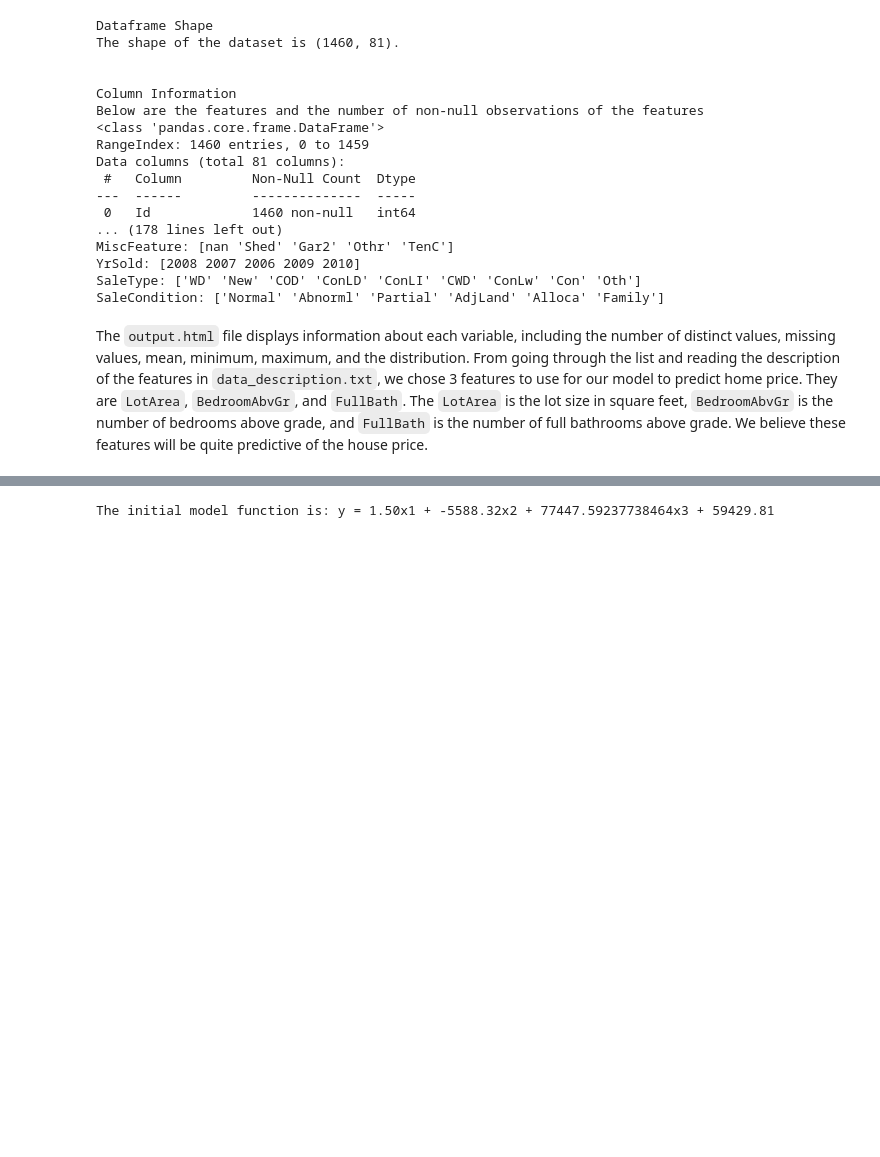
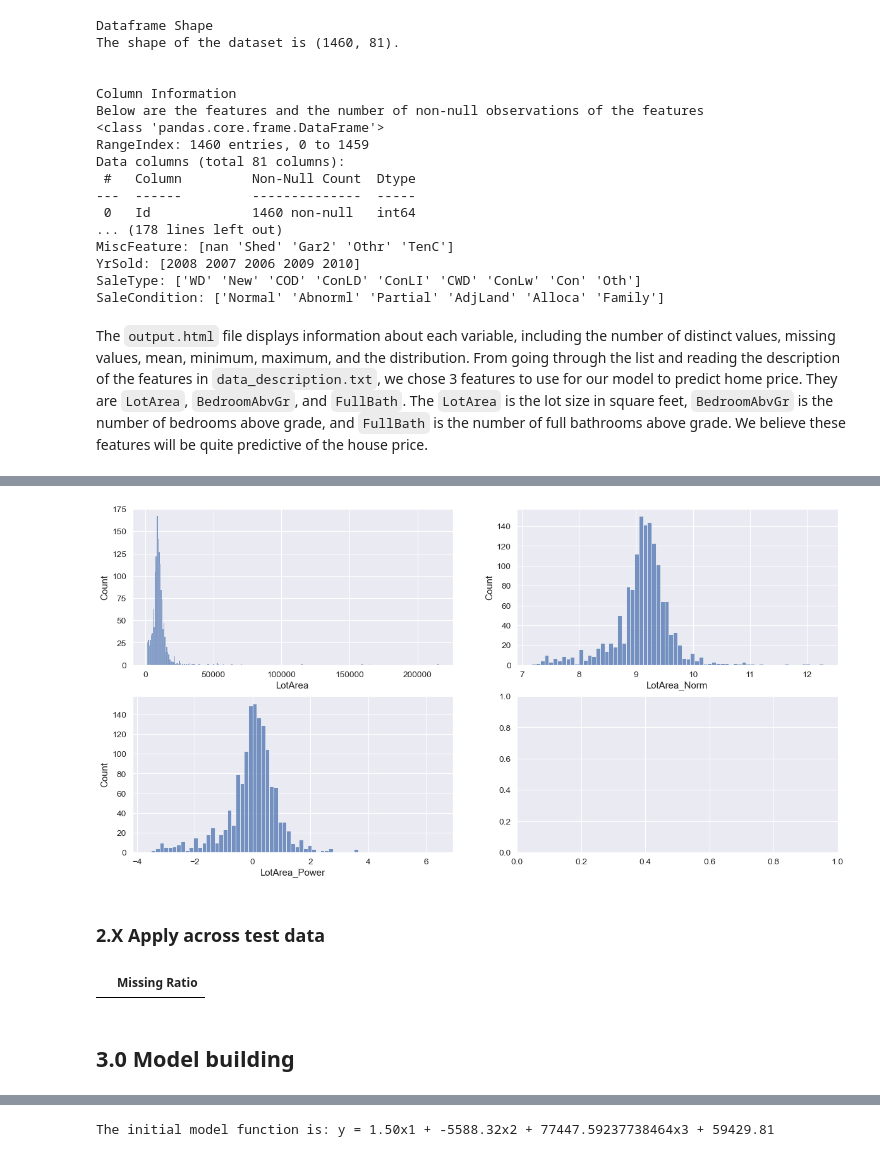
Before and after one commit to Sean-Koval/207-project-home-price, a Jupyter notebook: notebooks/baseline.ipynb, the cells around one changed output, grey strips where cells are left out. Cells and saved outputs as stored; diff of their text form; code cells hidden in the pictures; blank space fills up the shorter version.

```diff
--- a/notebooks/baseline.ipynb
+++ b/notebooks/baseline.ipynb
@@ -103,0 +315,15 @@ The `output.html` file displays information about each variable, including the n
+# %%
+# Apply boxcox transformation to skewed features
+from scipy.special import boxcox1p
+from sklearn.preprocessing import PowerTransformer
+
+
+# Explore 2 methods using highly skewed feature
+temp = pd.DataFrame(house_train['LotArea'])
+
+# Take the log10 of votes
+temp['LotArea_Norm'] = boxcox1p(temp['LotArea'], 0)
+
+# Apply power transformation
+pt = PowerTransformer()
+temp['LotArea_Power'] = pt.fit_transform(pd.DataFrame(temp['LotArea']))
@@ -103,0 +336,21 @@ The `output.html` file displays information about each variable, including the n
+# %%
+fig, ax = plt.subplots(2,2, figsize=(20,10))
+
+sns.histplot(x='LotArea',
+             data=temp,
+             ax=ax[0][0]
+            )
+
+sns.histplot(x='LotArea_Norm',
+             data=temp,
+             ax=ax[0][1]
+            )
+
+sns.histplot(x='LotArea_Power',
+             data=temp,
+             ax=ax[1][0]
+            )
+
+plt.show()
+# %% [output]
+[figure, added]
@@ -103,0 +364,2 @@ The `output.html` file displays information about each variable, including the n
+# %% [markdown]
+### 2.X Apply across test data
@@ -104 +380,8 @@ The `output.html` file displays information about each variable, including the n
+# %%
+# Check that there are no remaining missing values
+missing_ratio(house_train)
+# %% [output]
+|  | Missing Ratio |
+# %% [markdown]
+## 3.0 Model building
 # %% [markdown]
```
Also changed, not shown: parts of 27 cells of this notebook.
